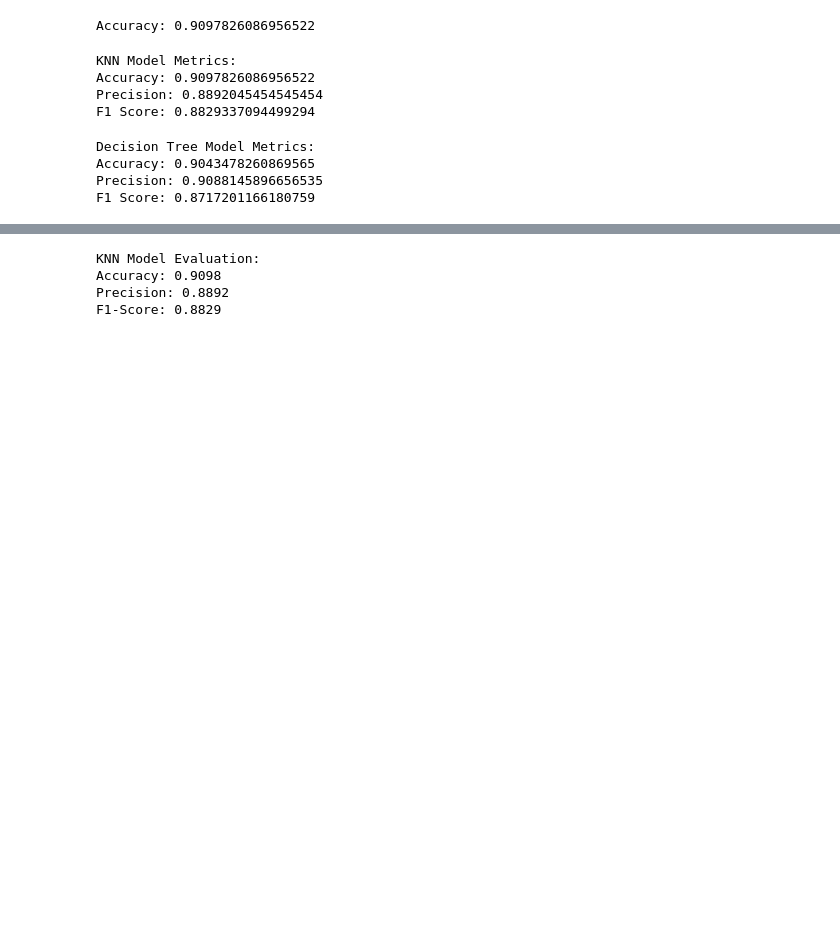
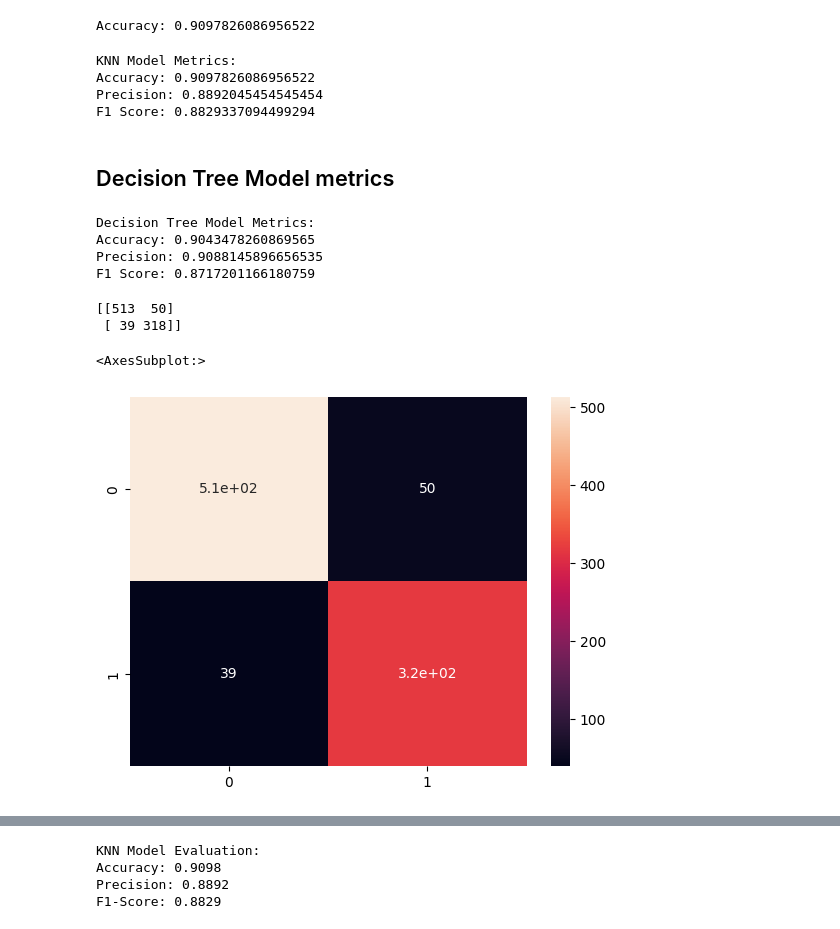
Before and after one commit to SuneraUdana/Machine_CW_20210206, a Jupyter notebook: ML_CW_2021026.ipynb, the cells around one changed output, grey strips where cells are left out. Drawn from its saved outputs; the diff is of its cells as text; code cells hidden in the pictures; blank space fills up the shorter version.

Commit message:
added  markdowns to identify the models easily

```diff
--- a/ML_CW_2021026.ipynb
+++ b/ML_CW_2021026.ipynb
@@ -213,6 +218,8 @@ KNN Model Metrics:
 Accuracy: 0.9097826086956522
 Precision: 0.8892045454545454
 F1 Score: 0.8829337094499294
+# %% [markdown]
+## Decision Tree Model metrics
 # %%
 # Import the necessary libraries and modules from scikit-learn
 # Create an instance of the DecisionTreeClassifier class with a maximum depth of 5 and a random state of 42
@@ -237,3 +244,15 @@ Decision Tree Model Metrics:
 Accuracy: 0.9043478260869565
 Precision: 0.9088145896656535
 F1 Score: 0.8717201166180759
+# %%
+#confusion matrix
+cm = confusion_matrix(y_test, y_pred)
+print(cm)
+# %% [output]
+[[513  50]
+ [ 39 318]]
+# %%
+sns.heatmap(cm, annot=True)
+# %% [output]
+<AxesSubplot:>
+[figure, added]
```
Also changed, not shown: parts of 9 cells of this notebook.
